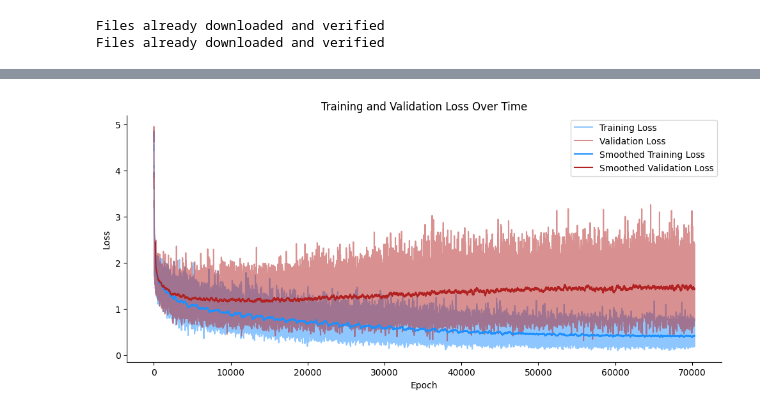
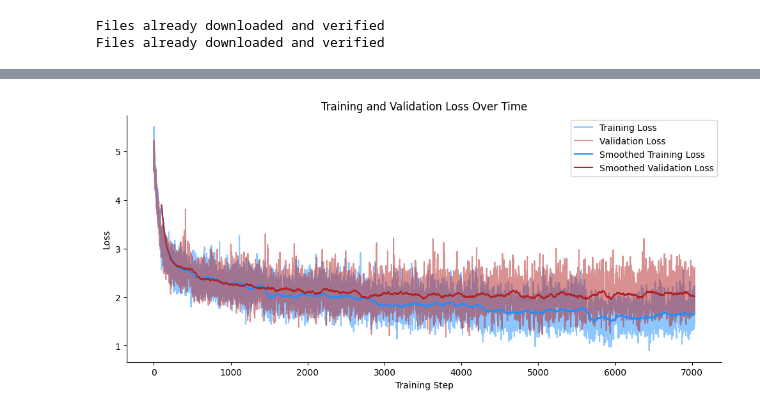
Before and after one commit to sherafatia/v1dd-public, a Jupyter notebook: notebooks/modeling.ipynb, the cells around one changed output, grey strips where cells are left out. Saved outputs shown, nothing was run; the diff lists cells and outputs as text; code cells hidden in the pictures.

```diff
--- a/notebooks/modeling.ipynb
+++ b/notebooks/modeling.ipynb
@@ -104,11 +119,12 @@ _implementation : function
 # %%
 model = modeling.ConvNet(in_channels=1, height=32, width=32)
-model, train_losses, val_losses, gabor_vals, cifar_vals = modeling.train_model(
+model, train_losses, val_losses, train_losses_epoch, val_losses_epoch, gabor_vals, cifar_vals = modeling.train_model(
     model,
     train_loader=combined_loader,
     batch_size=64,
     probe_size=64,
     val_dataset=combined_valset,
-    num_epochs=35,
+    num_epochs=50,
+    early_stopping=True,
     )
 # %% [output]
@@ -117,19 +138,19 @@ KeyboardInterrupt:
 # %%
 fig, axs = plt.subplots(1, 1, figsize=(12, 5))
 axs.plot(train_losses, label="Training Loss", color='dodgerblue', alpha=0.5)
 axs.plot(val_losses, label="Validation Loss", color='firebrick', alpha=0.5)
 
 # plot smoothed losses
-window_size = 200
+window_size = 100
 train_losses_smooth = np.convolve(train_losses, np.ones(window_size)/window_size, mode='valid')
 val_losses_smooth = np.convolve(val_losses, np.ones(window_size)/window_size, mode='valid')
 axs.plot(range(window_size - 1, len(train_losses)), train_losses_smooth, label="Smoothed Training Loss", color='dodgerblue')
 axs.plot(range(window_size - 1, len(val_losses)), val_losses_smooth, label="Smoothed Validation Loss", color='firebrick')
-axs.set_xlabel("Epoch")
+axs.set_xlabel("Training Step")
 axs.set_ylabel("Loss")
 axs.set_title("Training and Validation Loss Over Time")
 axs.legend()
 # axs.set_xlim(0, 10000)
 plt.gca().spines[['top', 'right']].set_visible(False)
 # %% [output]
-[figure, old version]
+[figure, new version]
```
Also changed, not shown: parts of 23 cells of this notebook, 1 other file.
